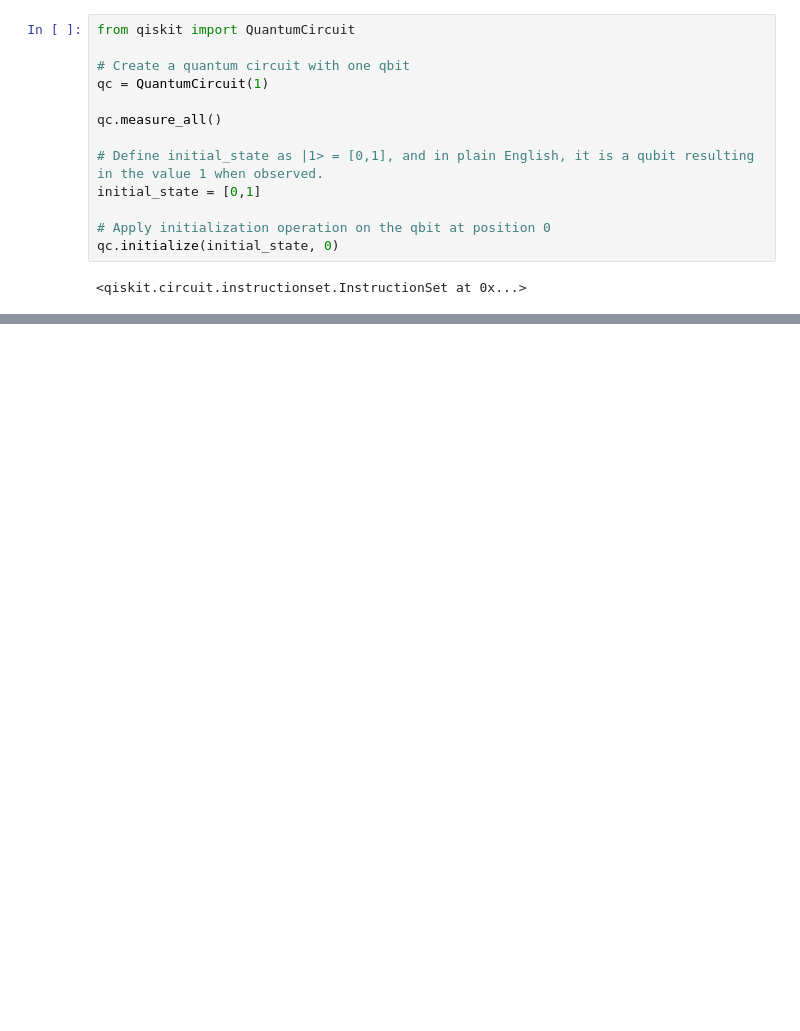
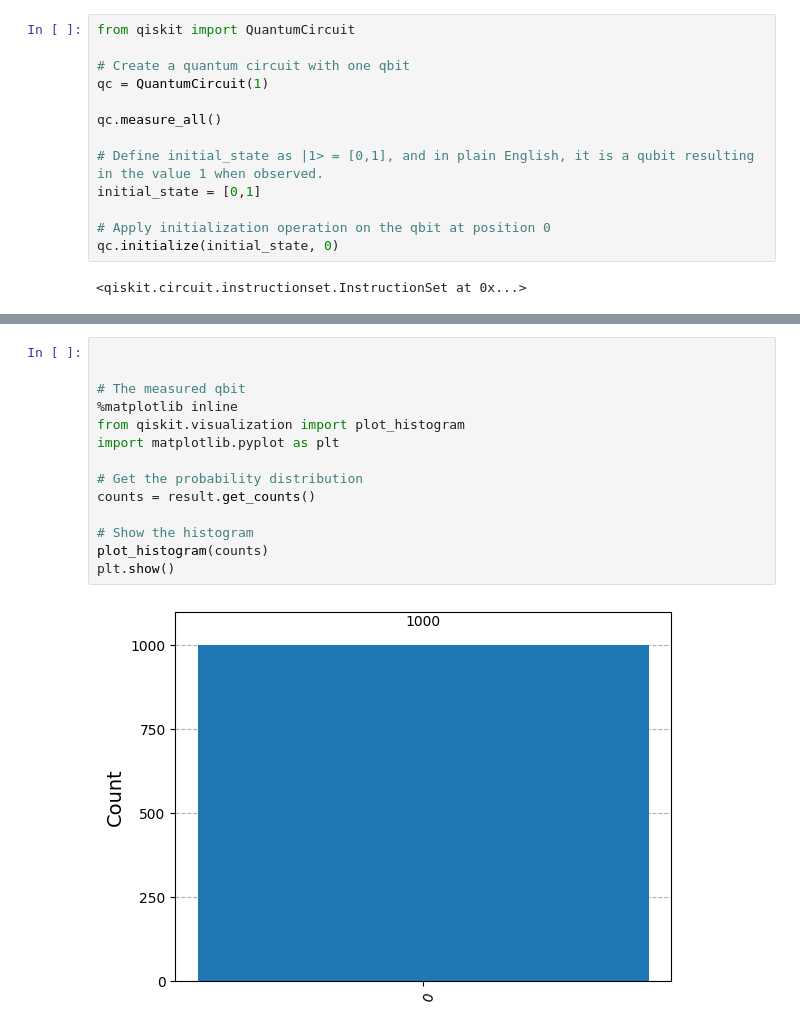
Before and after one commit to JonasHagstrom79/QuantumML, a Jupyter notebook: Exploring_the_Quantum_States.ipynb, the cells around one changed output, grey strips where cells are left out. Saved outputs shown, nothing was run; the diff lists cells and outputs as text; blank space fills up the shorter version.

```diff
--- a/Exploring_the_Quantum_States.ipynb
+++ b/Exploring_the_Quantum_States.ipynb
@@ -59,0 +60,16 @@ ModuleNotFoundError: No module named 'qiskit_aer'
+# %%
+
+
+# The measured qbit
+%matplotlib inline
+from qiskit.visualization import plot_histogram
+import matplotlib.pyplot as plt
+
+# Get the probability distribution
+counts = result.get_counts()
+
+# Show the histogram
+plot_histogram(counts)
+plt.show()
+# %% [output]
+[figure, added]
```
Also changed, not shown: parts of 27 cells of this notebook.
